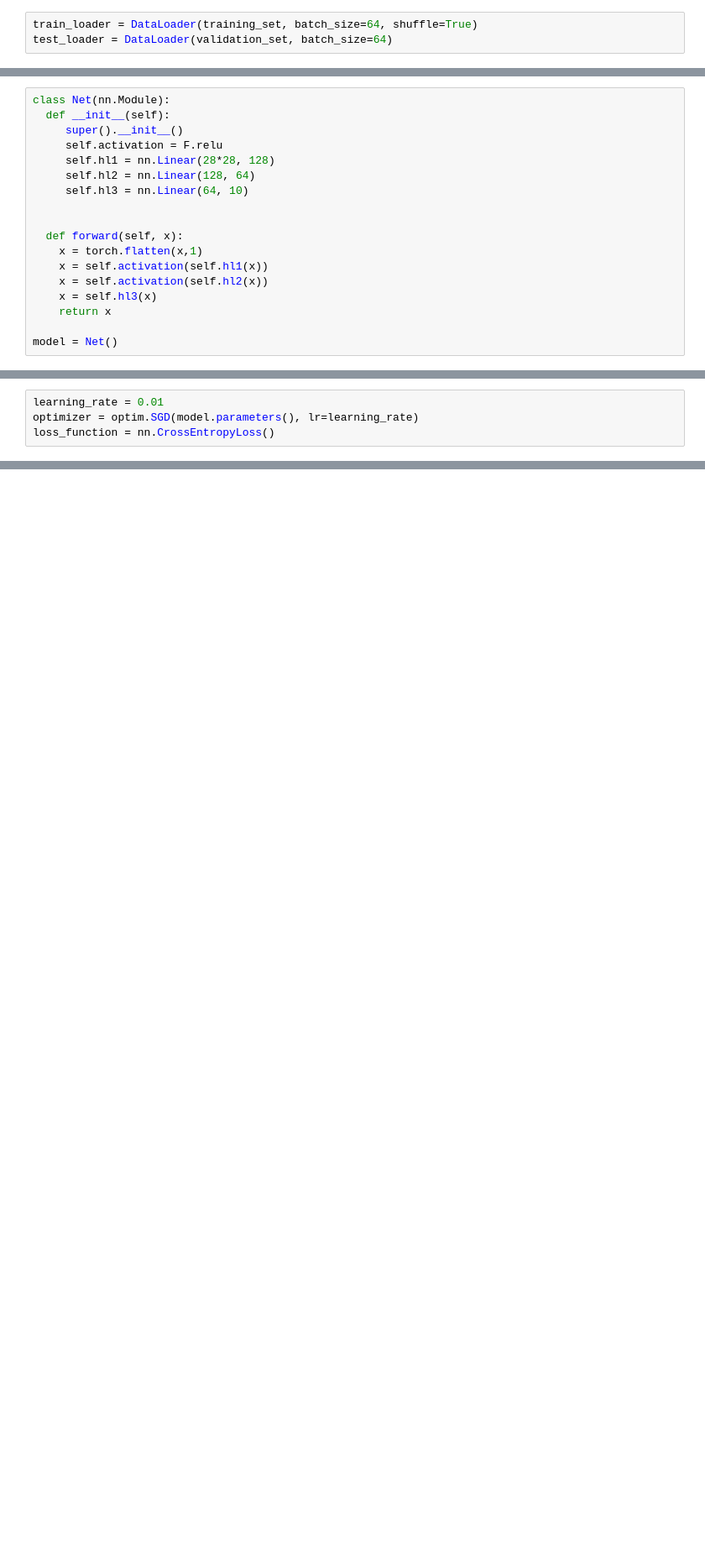
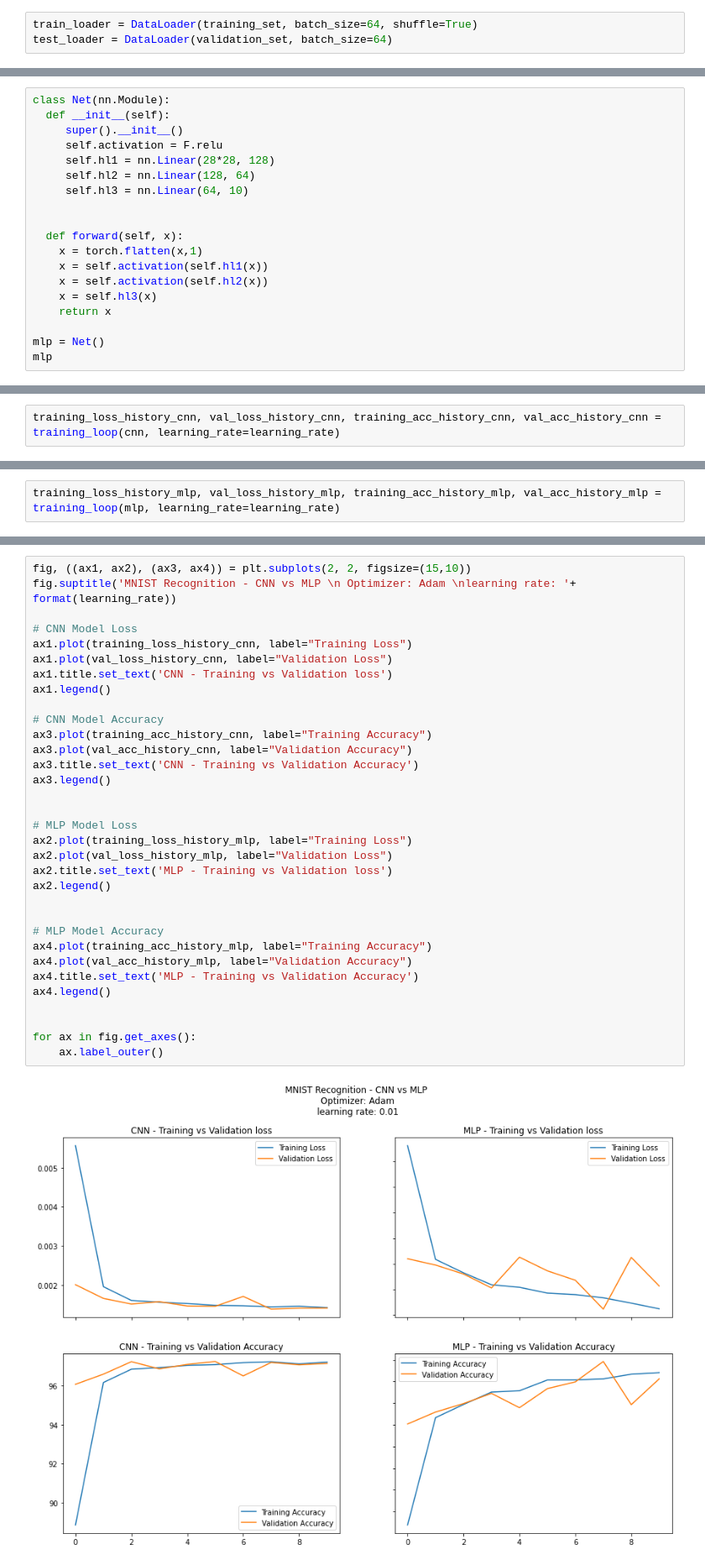
Before and after one commit to m-dhaka/mnist-handwriting-recognition, a Jupyter notebook: handwriting_recognition.ipynb, the cells around one changed output, grey strips where cells are left out. Shown at 84% size. Cells and saved outputs as stored; diff of their text form; blank space fills up the shorter version.

Commit message:
Add CNN, clean up code, improve visualization

```diff
--- a/handwriting_recognition.ipynb
+++ b/handwriting_recognition.ipynb
@@ -89,4 +123,5 @@ class Net(nn.Module):
     x = self.hl3(x)
     return x
 
-model = Net()
+mlp = Net()
+mlp
@@ -103,4 +135,0 @@ Net(
-# %%
-learning_rate = 0.01
-optimizer = optim.SGD(model.parameters(), lr=learning_rate)
-loss_function = nn.CrossEntropyLoss()
@@ -202,0 +201,2 @@ plt.show()
+# %%
+training_loss_history_cnn, val_loss_history_cnn, training_acc_history_cnn, val_acc_history_cnn = training_loop(cnn, learning_rate=learning_rate)
@@ -202,0 +226,2 @@ plt.show()
+# %%
+training_loss_history_mlp, val_loss_history_mlp, training_acc_history_mlp, val_acc_history_mlp = training_loop(mlp, learning_rate=learning_rate)
@@ -202,0 +251,35 @@ plt.show()
+# %%
+fig, ((ax1, ax2), (ax3, ax4)) = plt.subplots(2, 2, figsize=(15,10))
+fig.suptitle('MNIST Recognition - CNN vs MLP \n Optimizer: Adam \nlearning rate: '+ format(learning_rate))
+
+# CNN Model Loss
+ax1.plot(training_loss_history_cnn, label="Training Loss")
+ax1.plot(val_loss_history_cnn, label="Validation Loss")
+ax1.title.set_text('CNN - Training vs Validation loss')
+ax1.legend()
+
+# CNN Model Accuracy
+ax3.plot(training_acc_history_cnn, label="Training Accuracy")
+ax3.plot(val_acc_history_cnn, label="Validation Accuracy")
+ax3.title.set_text('CNN - Training vs Validation Accuracy')
+ax3.legend()
+
+
+# MLP Model Loss
+ax2.plot(training_loss_history_mlp, label="Training Loss")
+ax2.plot(val_loss_history_mlp, label="Validation Loss")
+ax2.title.set_text('MLP - Training vs Validation loss')
+ax2.legend()
+
+
+# MLP Model Accuracy
+ax4.plot(training_acc_history_mlp, label="Training Accuracy")
+ax4.plot(val_acc_history_mlp, label="Validation Accuracy")
+ax4.title.set_text('MLP - Training vs Validation Accuracy')
+ax4.legend()
+
+
+for ax in fig.get_axes():
+    ax.label_outer()
+# %% [output]
+[figure, added]
```
Also changed, not shown: parts of 34 cells of this notebook.
